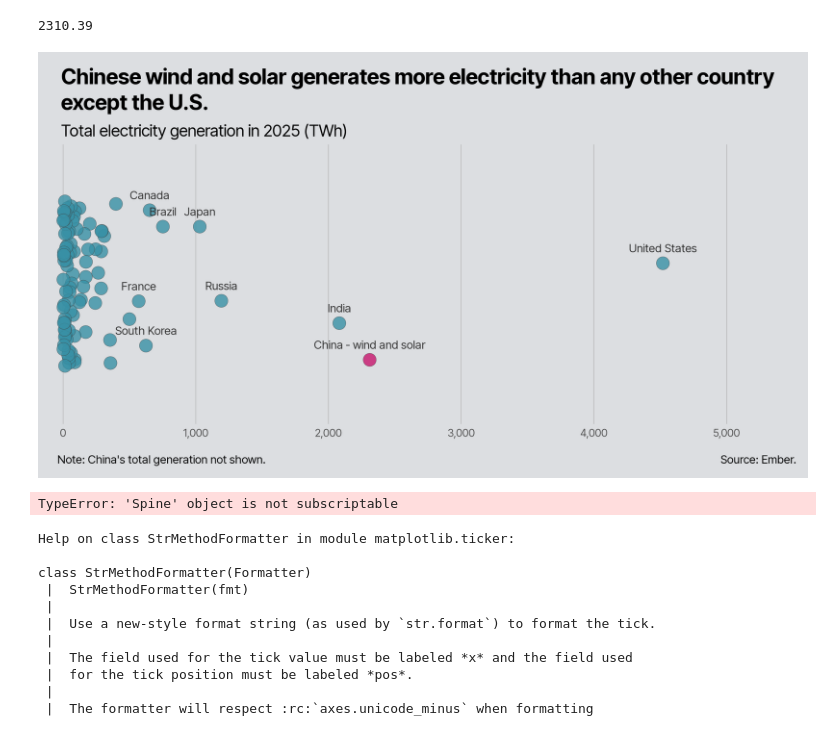
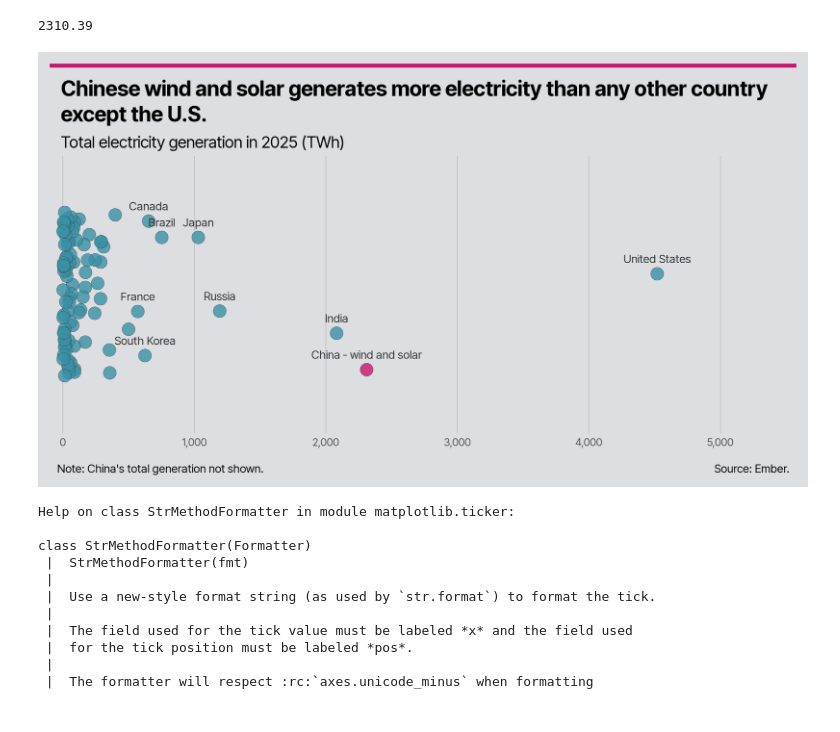
Before and after one commit to TurnerHaa/chinaEnergy, a Jupyter notebook: chinaEnergy.ipynb, the cells around one changed output. Drawn from its saved outputs; the diff is of its cells as text; code cells hidden in the pictures.

Commit message:
Added top rect

```diff
--- a/chinaEnergy.ipynb
+++ b/chinaEnergy.ipynb
@@ -146,35 +146,44 @@ for idx, (x_pos, y_pos) in enumerate(offsets[0:9]):
 
 # prevent point edge cut off
 ax.set_xlim(-100, 5010)
 
 # style x axis
 ax.tick_params(axis='x', which='both', bottom=False, top=False, pad=-2, colors='#525252', labelsize=6.5)
 for label in ax.get_xticklabels():
     label.set_fontname('Inter Tight')
 ax.set_xlabel(None)
 ax.xaxis.set_major_formatter(ticker.StrMethodFormatter("{x:,.0f}"))
 
 # hide y axis labelling
 ax.tick_params(axis='y', which='both', bottom=False, top=False, left=False)
 
 # add grid lines
 ax.grid(axis='x', alpha=0.8, linewidth=0.4)
 
 # remove legend
 ax.get_legend().remove()
 
 # remove spines around outside of plot
 for spine in ax.spines.values():
     spine.set_visible(False)
 
+
+rect = mpl.patches.Rectangle(
+    (0, 0.99), 1, 0.01,
+    transform=fig.transFigure,
+    facecolor='#C7156D',
+    edgecolor='none'
+)
+
+fig.add_artist(rect)
+
 # save figure
 fig.savefig("output_300dpi.png", dpi=dpi, facecolor=fig.get_facecolor())
 
 # show figure
 plt.show()
 # %% [output]
-[figure, old version]
+[figure, new version]
-TypeError: 'Spine' object is not subscriptable
 # %%
 help(ticker.StrMethodFormatter)
 # %% [output]
```
Also changed, not shown: parts of 1 cell of this notebook, 1 other file.
